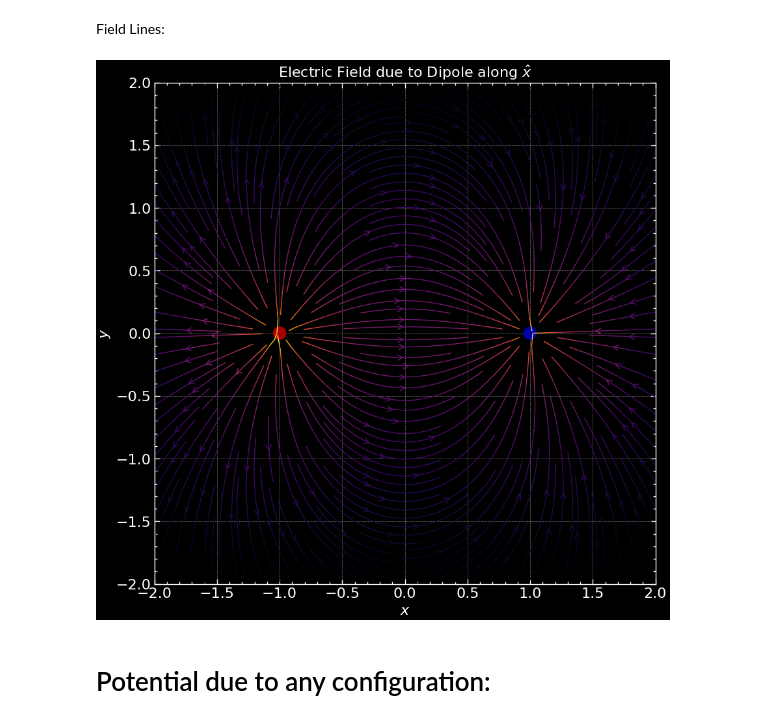
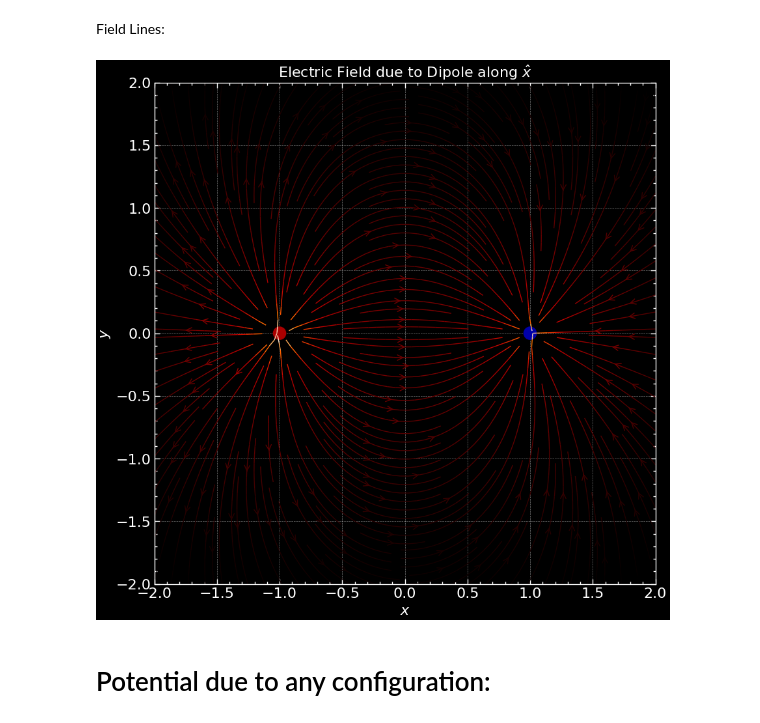
Before and after one commit to Siddhantshimpi/Siddhantshimpi, a Jupyter notebook: Physics/polarization.ipynb, the cells around one changed output. Cells and saved outputs as stored; diff of their text form; code cells hidden in the pictures.

```diff
--- a/Physics/polarization.ipynb
+++ b/Physics/polarization.ipynb
@@ -45,35 +45,35 @@ X, Y = np.meshgrid(x, y)
 nq = 2
 charges = []
 for i in range(nq):
     q = i % 2 * 2 - 1
     charges.append((q, (np.cos(2 * np.pi * i / nq), np.sin(2 * np.pi * i / nq))))
 
 Ex, Ey = np.zeros((ny, nx)), np.zeros((ny, nx))
 for charge in charges:
     ex, ey = E(*charge, x = X, y = Y)
     Ex += ex
     Ey += ey
 
 fig = plt.figure(figsize = (10, 10))
 ax = fig.add_subplot(111)
 
 color = 2 * np.log(np.hypot(Ex, Ey))
-ax.streamplot(x, y, Ex, Ey, color = color, linewidth = 1, cmap = plt.cm.inferno,
+ax.streamplot(x, y, Ex, Ey, color = color, linewidth = 1, cmap = plt.cm.gist_heat,
               density = 2, arrowstyle = '->', arrowsize = 1.5)
 
 charge_colors = {True: '#aa0000', False: '#0000aa'}
 for q, pos in charges:
     ax.add_artist(Circle(pos, 0.05, color = charge_colors[q > 0]))
 
 ax.set_xlabel(r'$x$')
 ax.set_ylabel(r'$y$')
 ax.set_title(r'Electric Field due to Dipole along $\hat{x}$')
 ax.set_xlim(-2, 2)
 ax.set_ylim(-2, 2)
 ax.set_aspect('equal')
 plt.show()
 # %% [output]
-[figure, old version]
+[figure, new version]
 # %% [markdown]
 # Potential due to any configuration:
 # %% [markdown]
```
Also changed, not shown: parts of 3 cells of this notebook, 2 other files.
